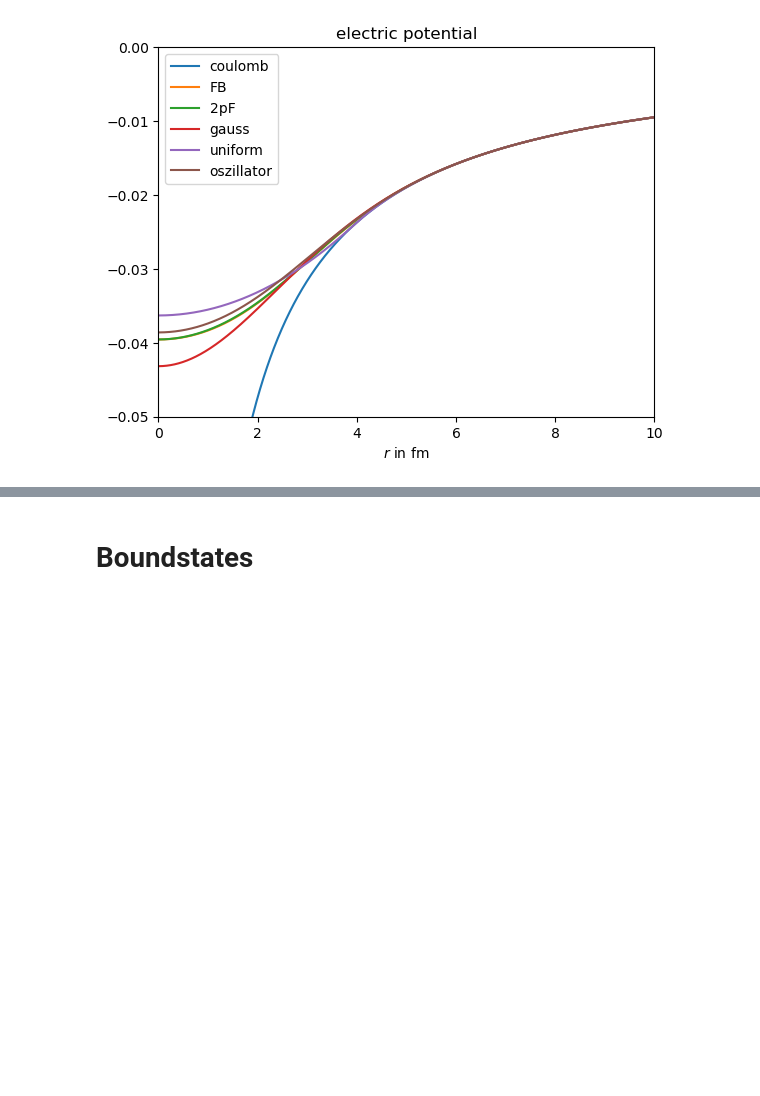
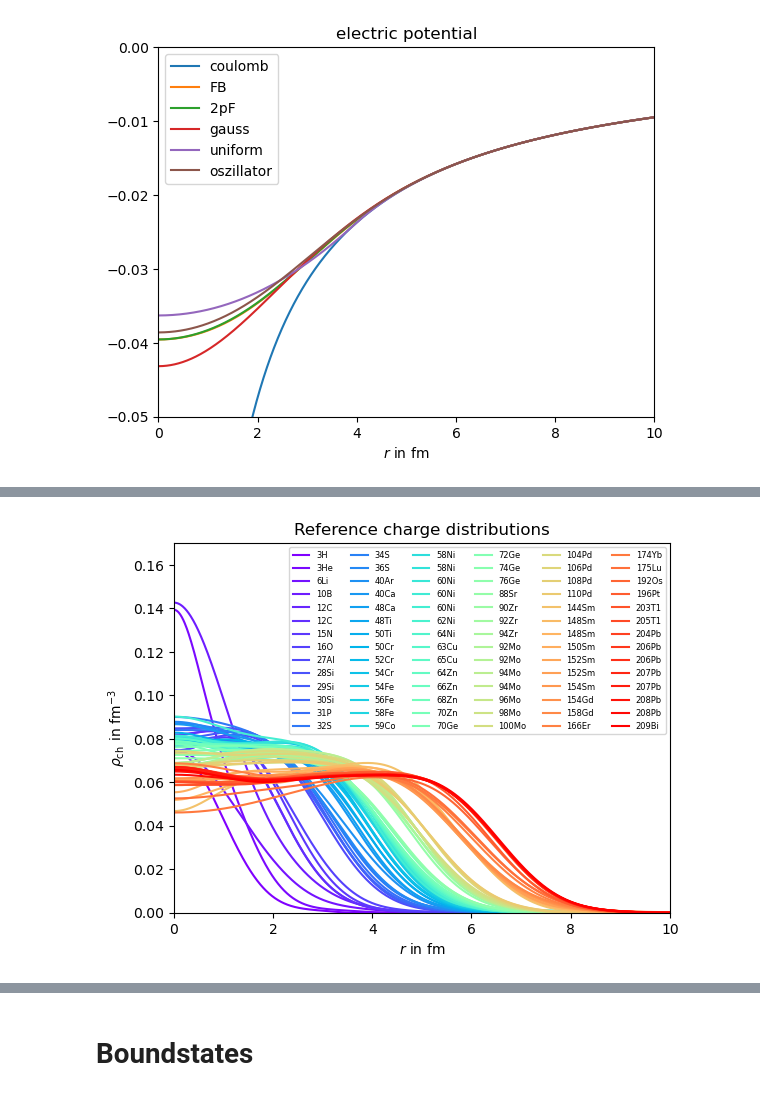
Before and after one commit to Partynumbers42/phasr, a Jupyter notebook: Example.ipynb, the cells around one changed output, grey strips where cells are left out. Saved outputs shown, nothing was run; the diff lists cells and outputs as text; code cells hidden in the pictures; blank space fills up the shorter version.

```diff
--- a/Example.ipynb
+++ b/Example.ipynb
@@ -111,0 +111,14 @@ plt.show()
+# %%
+nuclei={}
+previous = ('',0,0)
+for (name,A,Z) in phr.nuclei.references.onfile:
+    if previous != (name,A,Z):
+        nucleus = phr.nuclei.references.load_reference_nucleus(Z=Z,A=A)
+        counter = 1
+        if type(nucleus)==list:
+            for nucleus_i in nucleus:
+                nuclei[name+'_ref'+str(counter)] = nucleus_i
+                counter+=1
+        else:
+            nuclei[name+'_ref'+str(counter)] = nucleus
+        previous = (name,A,Z)
@@ -111,0 +143,17 @@ plt.show()
+# %%
+N=len(nuclei)
+mpl.rcParams['axes.prop_cycle'] = mpl.cycler("color", mpl.cm.rainbow(np.linspace(0,1,N))) #mpl.cycler(color=["r", "k", "c"])
+
+r=np.arange(0,12,1e-2)
+for nucleus_name in nuclei:
+    nucleus = nuclei[nucleus_name]
+    plt.plot(r,nucleus.charge_density(r),label=nucleus_name[:-5])
+plt.xlim(0,10)
+plt.ylim(0,0.17)
+plt.title(r'Reference charge distributions')
+plt.ylabel(r'$\rho_\operatorname{ch}$ in fm$^{-3}$')
+plt.xlabel(r'$r$ in fm')
+plt.legend(loc='upper right',fontsize=6,ncol=6)
+plt.show()
+# %% [output]
+[figure, added]
```
Also changed, not shown: parts of 9 cells of this notebook, 5 other files.
